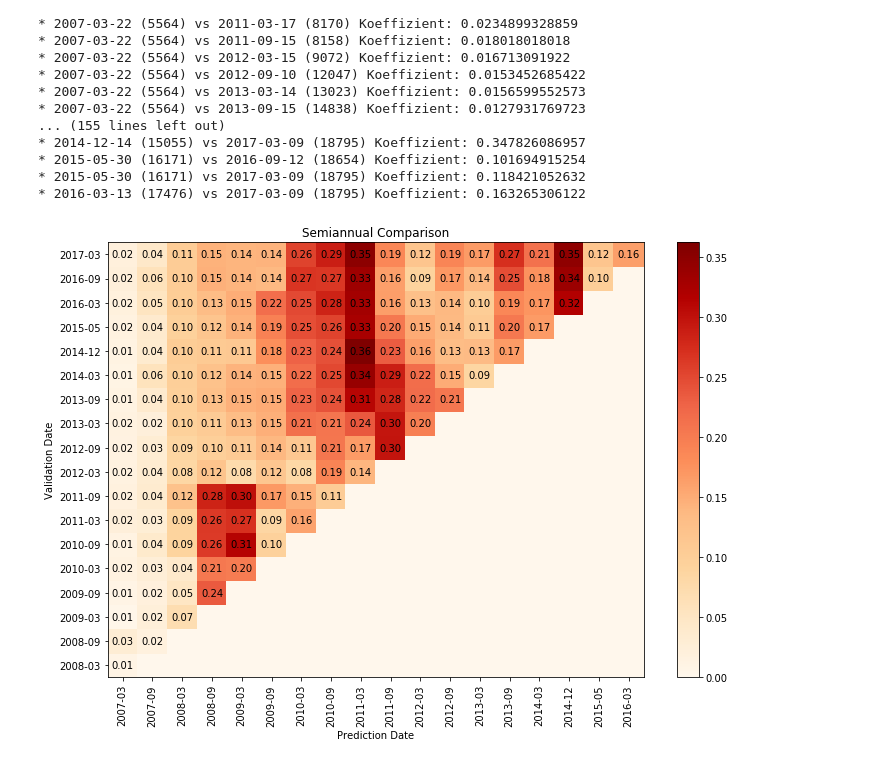
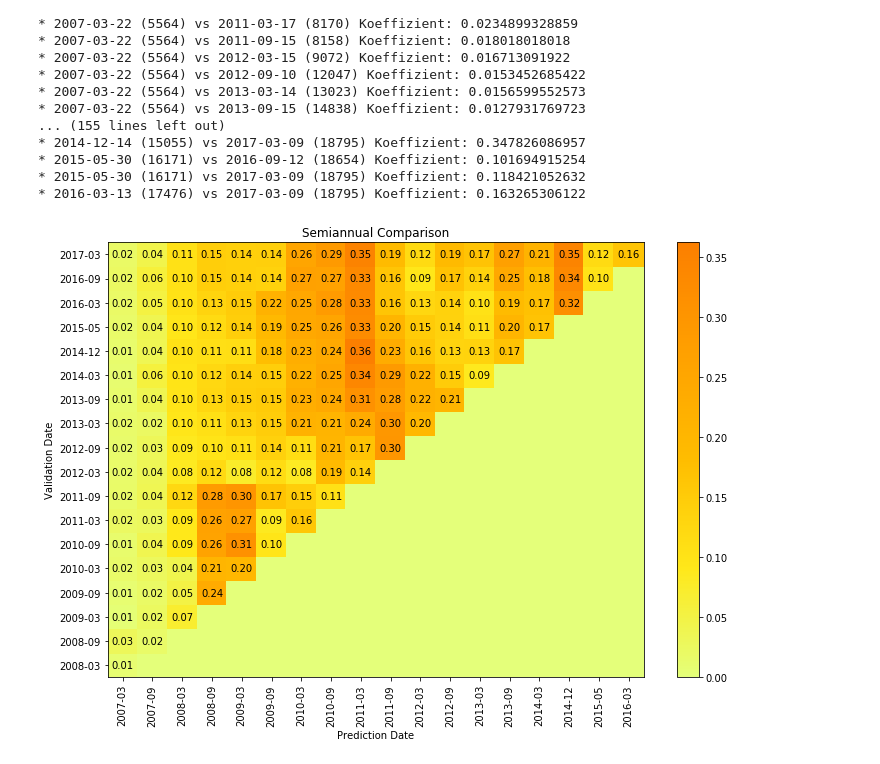
Before and after one commit to jwalden/vulture-replication, a Jupyter notebook: notebooks/Results-semiannual-regression.ipynb, the cells around one changed output. Drawn from its saved outputs; the diff is of its cells as text; code cells hidden in the pictures.

Commit message:
replaced color range for heatmap

```diff
--- a/notebooks/Results-semiannual-regression.ipynb
+++ b/notebooks/Results-semiannual-regression.ipynb
@@ -251,32 +251,33 @@ z = np.zeros(shape=(len(x), len(y)))
 pred_ind = {d: i for i, d in enumerate(xlabels)}
 val_ind = {d: i for i, d in enumerate(ylabels)}
 
 for n, pred_d in enumerate(date_list_prediction):
     val_d = date_list_validation[n]
     i, j = val_ind[val_d], pred_ind[pred_d]
     z[i, j] = quotient_list.pop(0)
 
 
 fig = plt.figure(figsize=(12, 8))
 ax = fig.add_subplot(1, 1, 1)
-heatmap = ax.pcolor(z, cmap='OrRd')
+
+heatmap = ax.pcolor(z, cmap='Wistia')
 
 for i in xrange(z.shape[0]):
     for j in xrange(z.shape[1]):
         if z[i, j] != 0:
             ax.text(j + 0.5, i + 0.5, '%.2f' % z[i, j], horizontalalignment='center', verticalalignment='center')
 
 xlabels_s = [label[:-3] for label in xlabels]
 ylabels_s = [label[:-3] for label in ylabels]
 
 plt.title('Semiannual Comparison')
 plt.xlabel('Prediction Date')
 plt.xticks([n+0.5 for n in x], xlabels_s, rotation='vertical', ha='center')
 plt.ylabel('Validation Date')
 plt.yticks([n+0.5 for n in y], ylabels_s, rotation='horizontal', ha='right')
 
 plt.colorbar(heatmap)
 plt.savefig('outputs/semiannual-comparison.pdf')
 plt.show()
 # %% [output]
-[figure, old version]
+[figure, new version]
```
